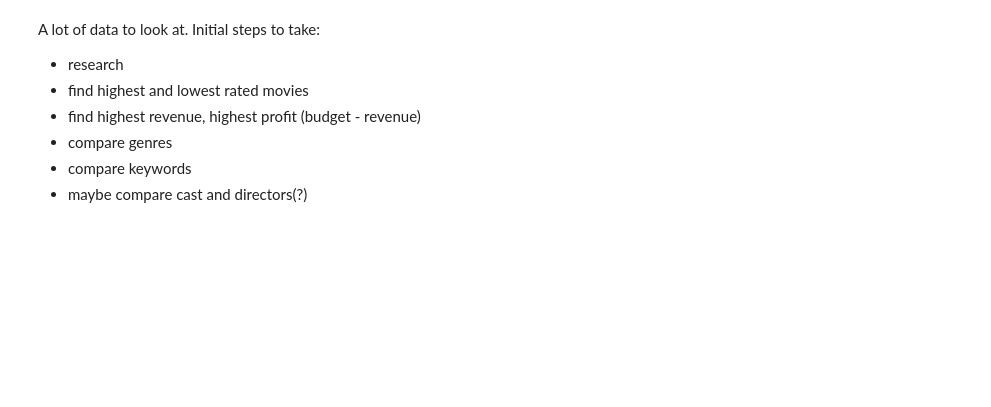
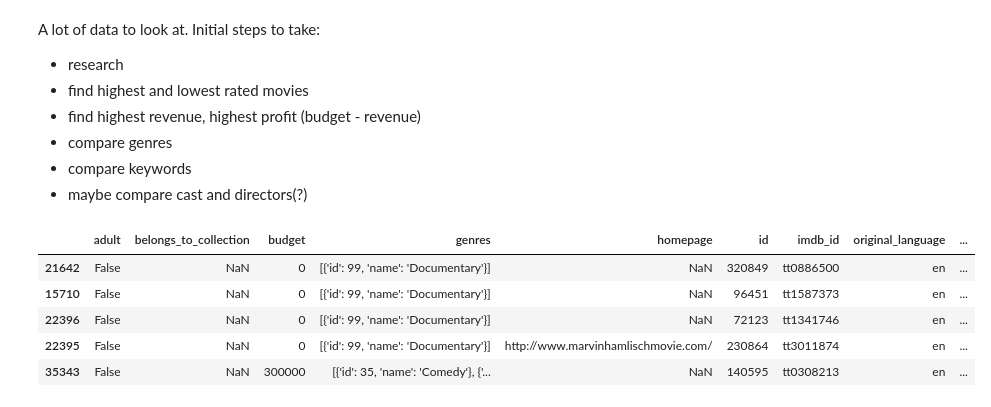
Before and after one commit to nephylum/Movie_Data_Analysis, a Jupyter notebook: Movie_Data_Analysis.ipynb, the cells around one changed output. Cells and saved outputs as stored; diff of their text form; code cells hidden in the pictures; blank space fills up the shorter version.

```diff
--- a/Movie_Data_Analysis.ipynb
+++ b/Movie_Data_Analysis.ipynb
@@ -173,3 +173,15 @@ A lot of data to look at. Initial steps to take:
 - compare genres
 - compare keywords
 - maybe compare cast and directors(?)
+# %%
+#Get top ranked movies by 'vote average'
+rat_sort = df5.sort_values(by='vote_average', ascending = False)
+# %%
+rat_sort.head()
+# %% [output]
+|  | adult | belongs_to_collection | budget | genres | homepage | id | imdb_id | original_language | ... |
+| 21642 | False | NaN | 0 | [{'id': 99, 'name': 'Documentary'}] | NaN | 320849 | tt0886500 | en | ... |
+| 15710 | False | NaN | 0 | [{'id': 99, 'name': 'Documentary'}] | NaN | 96451 | tt1587373 | en | ... |
+| 22396 | False | NaN | 0 | [{'id': 99, 'name': 'Documentary'}] | NaN | 72123 | tt1341746 | en | ... |
+| 22395 | False | NaN | 0 | [{'id': 99, 'name': 'Documentary'}] | http://www.marvinhamlischmovie.com/ | 230864 | tt3011874 | en | ... |
+| 35343 | False | NaN | 300000 | [{'id': 35, 'name': 'Comedy'}, {'... | NaN | 140595 | tt0308213 | en | ... |
```
Also changed, not shown: parts of 5 cells of this notebook.
